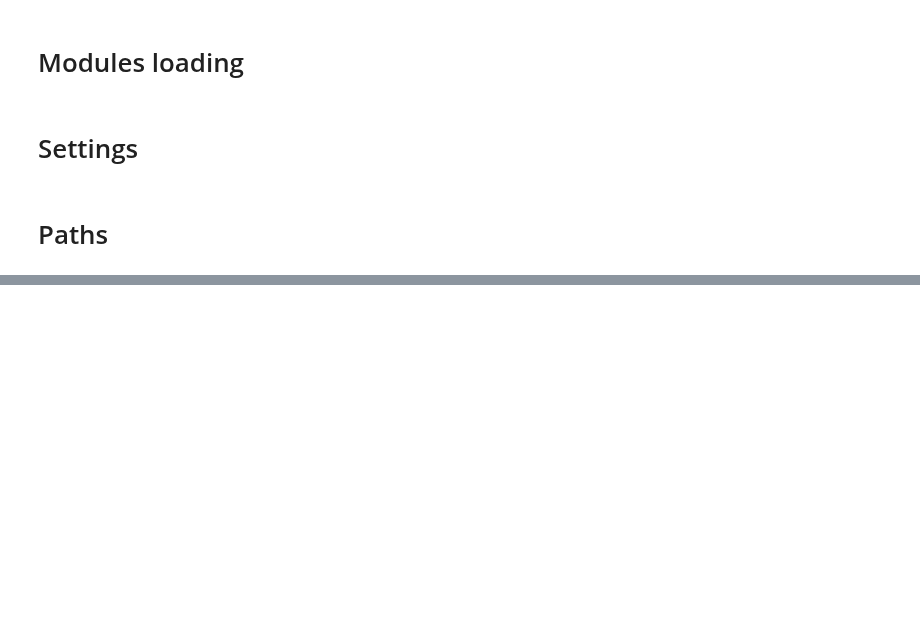
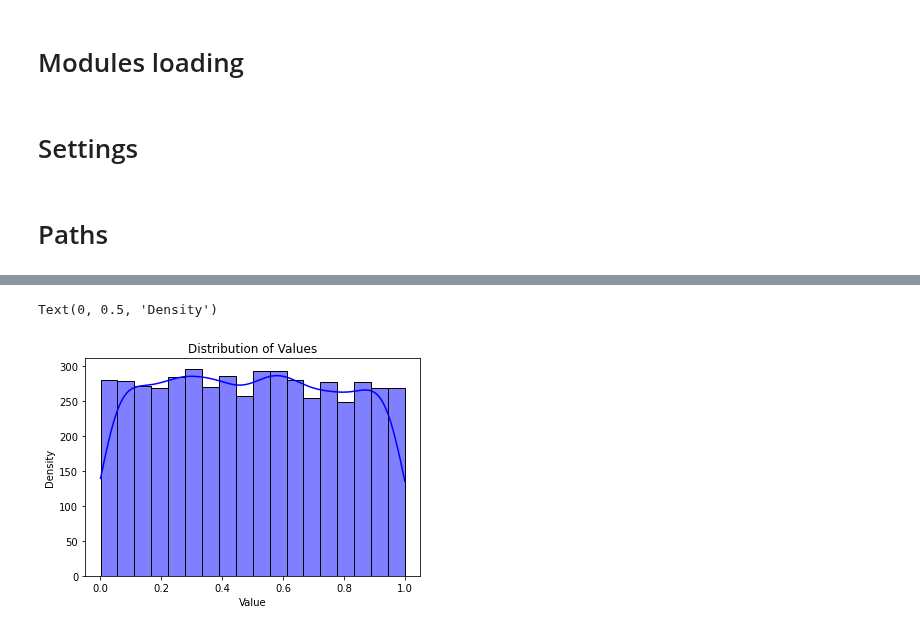
Before and after one commit to greenelab/ccc, a Jupyter notebook: nbs/25_pvalue/05-ccc_pvalue_dist-plot.ipynb, the cells around one changed output, grey strips where cells are left out. Cells and saved outputs as stored; diff of their text form; code cells hidden in the pictures; blank space fills up the shorter version.

```diff
--- a/nbs/25_pvalue/05-ccc_pvalue_dist-plot.ipynb
+++ b/nbs/25_pvalue/05-ccc_pvalue_dist-plot.ipynb
@@ -51,3 +77,11 @@ plt.ylabel("Density")
+# %%
+sns.histplot(cm_pvalues, kde=True, color="blue")
+plt.title("Distribution of Values")
+plt.xlabel("Value")
+plt.ylabel("Density")
+# %% [output]
+Text(0, 0.5, 'Density')
+[figure, added]
 # %%
 stats.kstest(
     cm_pvalues,
```
Also changed, not shown: parts of 27 cells of this notebook, 4 other files.
